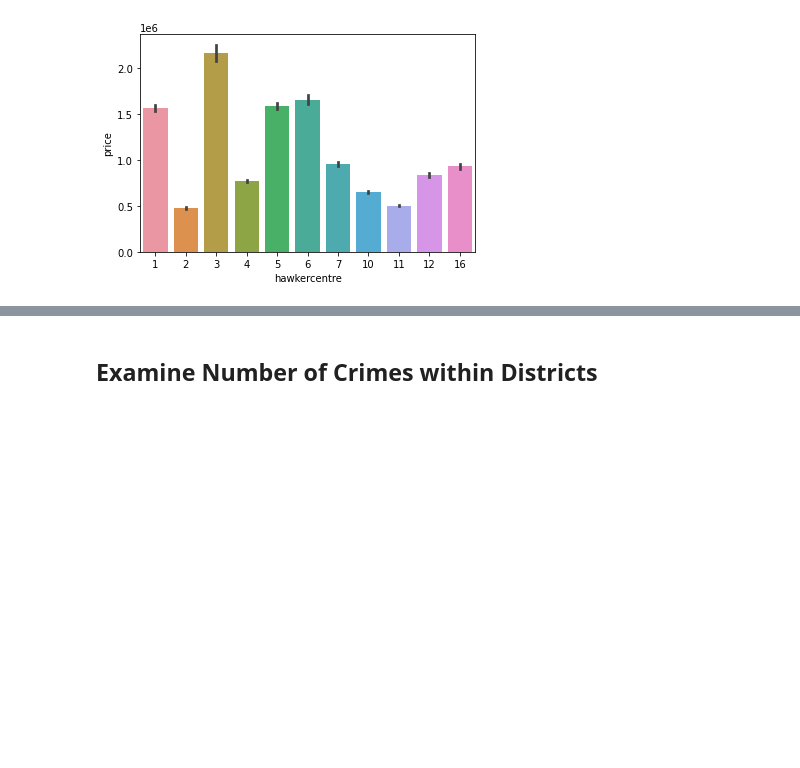
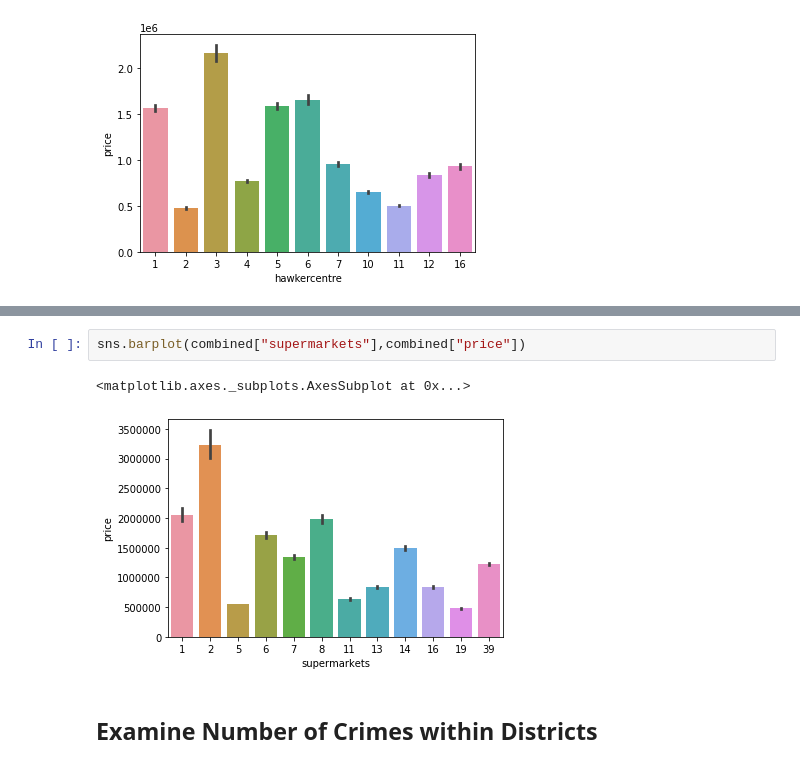
Before and after one commit to nicolepng/BT4222, a Jupyter notebook: Housing_Prices_EDA.ipynb, the cells around one changed output, grey strips where cells are left out. Drawn from its saved outputs; the diff is of its cells as text; blank space fills up the shorter version.

```diff
--- a/Housing_Prices_EDA.ipynb
+++ b/Housing_Prices_EDA.ipynb
@@ -168,3 +181,8 @@ sns.barplot(combined["hawkercentre"],combined["price"])
+# %%
+sns.barplot(combined["supermarkets"],combined["price"])
+# %% [output]
+<matplotlib.axes._subplots.AxesSubplot at 0x...>
+[figure, added]
 # %% [markdown]
 ## Examine Number of Crimes within Districts
 # %%
```
Also changed, not shown: parts of 3 cells of this notebook.
